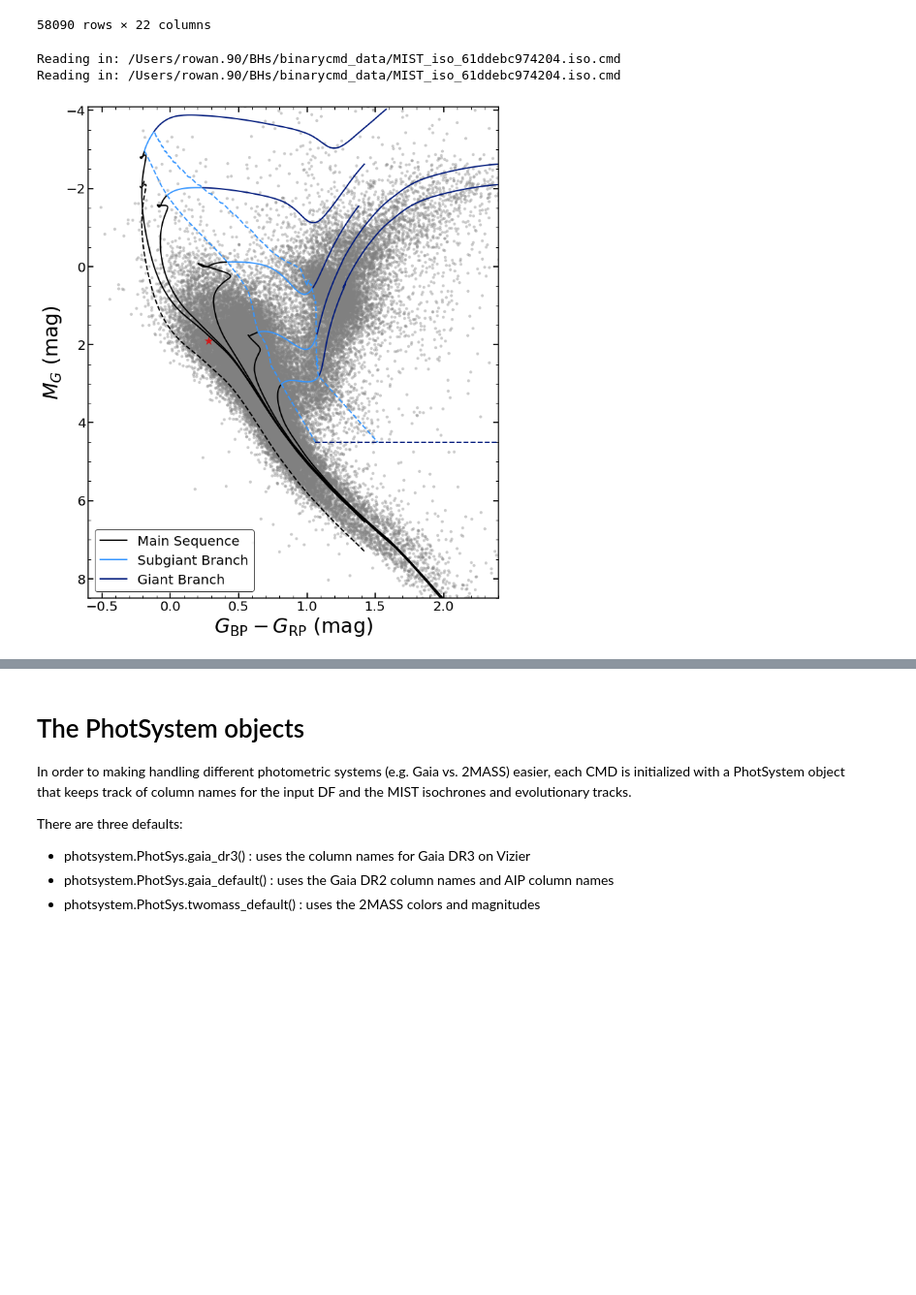
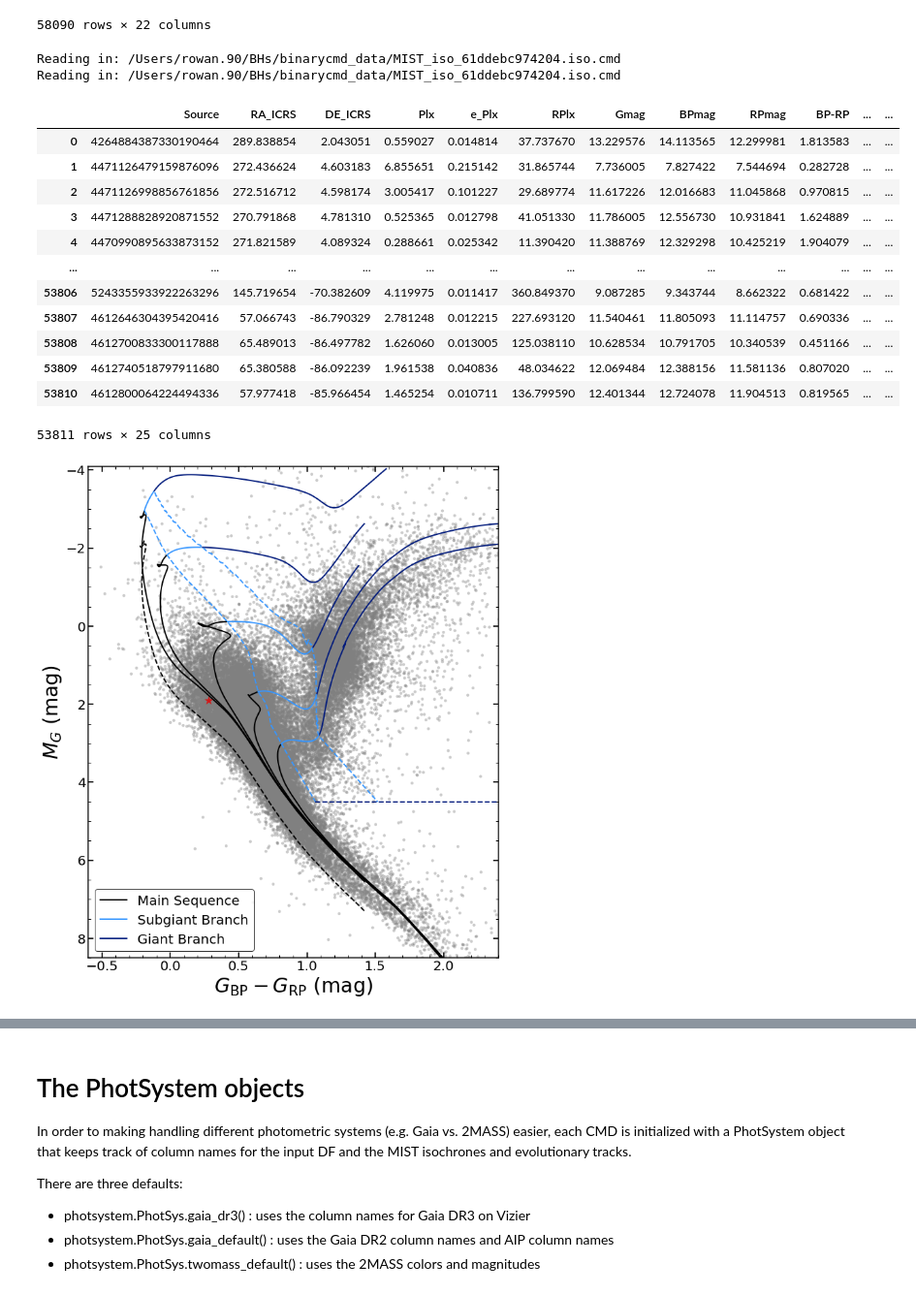
Before and after one commit to dmrowan/binarycmd, a Jupyter notebook: example_notebook.ipynb, the cells around one changed output, grey strips where cells are left out. Shown at 97% size. Drawn from its saved outputs; the diff is of its cells as text; code cells hidden in the pictures; blank space fills up the shorter version.

```diff
--- a/example_notebook.ipynb
+++ b/example_notebook.ipynb
@@ -44,25 +44,40 @@ df
 # %%
 #Create a CMD object
 cmd_gaia = CMD(df, phot_system=PhotSystem.gaia_dr3())
 
 #Calculate extinction-corrected color and absolute magnitude
 cmd_gaia.calculate_color_mags()
 
 #Remove systems with high extinction or low parallax_over_error
 cmd_gaia.apply_quality_cuts(ext_cut=2.0, rplx_cut=5)
 
 #Make a simple scatter plot
 cmd_gaia.plot()
 
 #Plot mist isochrones (EEP method)
 cmd_gaia.plot_mist_eep()
 
 #Plot a single-star isochrone
 cmd_gaia.plot_single_star_isochrone()
 
 #Mark a single target or list of targets
 cmd_gaia.mark_id(4471126479159876096, column='Source', plot_kwargs=dict(marker='*', s=200))
+
+cmd_gaia.identify_components(method='eep')
 # %% [output]
 Reading in: /Users/rowan.90/BHs/binarycmd_data/MIST_iso_61ddebc974204.iso.cmd
 Reading in: /Users/rowan.90/BHs/binarycmd_data/MIST_iso_61ddebc974204.iso.cmd
+|  | Source | RA_ICRS | DE_ICRS | Plx | e_Plx | RPlx | Gmag | BPmag | RPmag | BP-RP | ... | ... |
+| 0 | 4264884387330190464 | 289.838854 | 2.043051 | 0.559027 | 0.014814 | 37.737670 | 13.229576 | 14.113565 | 12.299981 | 1.813583 | ... | ... |
+| 1 | 4471126479159876096 | 272.436624 | 4.603183 | 6.855651 | 0.215142 | 31.865744 | 7.736005 | 7.827422 | 7.544694 | 0.282728 | ... | ... |
+| 2 | 4471126998856761856 | 272.516712 | 4.598174 | 3.005417 | 0.101227 | 29.689774 | 11.617226 | 12.016683 | 11.045868 | 0.970815 | ... | ... |
+| 3 | 4471288828920871552 | 270.791868 | 4.781310 | 0.525365 | 0.012798 | 41.051330 | 11.786005 | 12.556730 | 10.931841 | 1.624889 | ... | ... |
+| 4 | 4470990895633873152 | 271.821589 | 4.089324 | 0.288661 | 0.025342 | 11.390420 | 11.388769 | 12.329298 | 10.425219 | 1.904079 | ... | ... |
+| ... | ... | ... | ... | ... | ... | ... | ... | ... | ... | ... | ... | ... |
+| 53806 | 5243355933922263296 | 145.719654 | -70.382609 | 4.119975 | 0.011417 | 360.849370 | 9.087285 | 9.343744 | 8.662322 | 0.681422 | ... | ... |
+| 53807 | 4612646304395420416 | 57.066743 | -86.790329 | 2.781248 | 0.012215 | 227.693120 | 11.540461 | 11.805093 | 11.114757 | 0.690336 | ... | ... |
+| 53808 | 4612700833300117888 | 65.489013 | -86.497782 | 1.626060 | 0.013005 | 125.038110 | 10.628534 | 10.791705 | 10.340539 | 0.451166 | ... | ... |
+| 53809 | 4612740518797911680 | 65.380588 | -86.092239 | 1.961538 | 0.040836 | 48.034622 | 12.069484 | 12.388156 | 11.581136 | 0.807020 | ... | ... |
+| 53810 | 4612800064224494336 | 57.977418 | -85.966454 | 1.465254 | 0.010711 | 136.799590 | 12.401344 | 12.724078 | 11.904513 | 0.819565 | ... | ... |
+53811 rows × 25 columns
 [figure]
```
Also changed, not shown: parts of 1 cell of this notebook, 3 other files.
